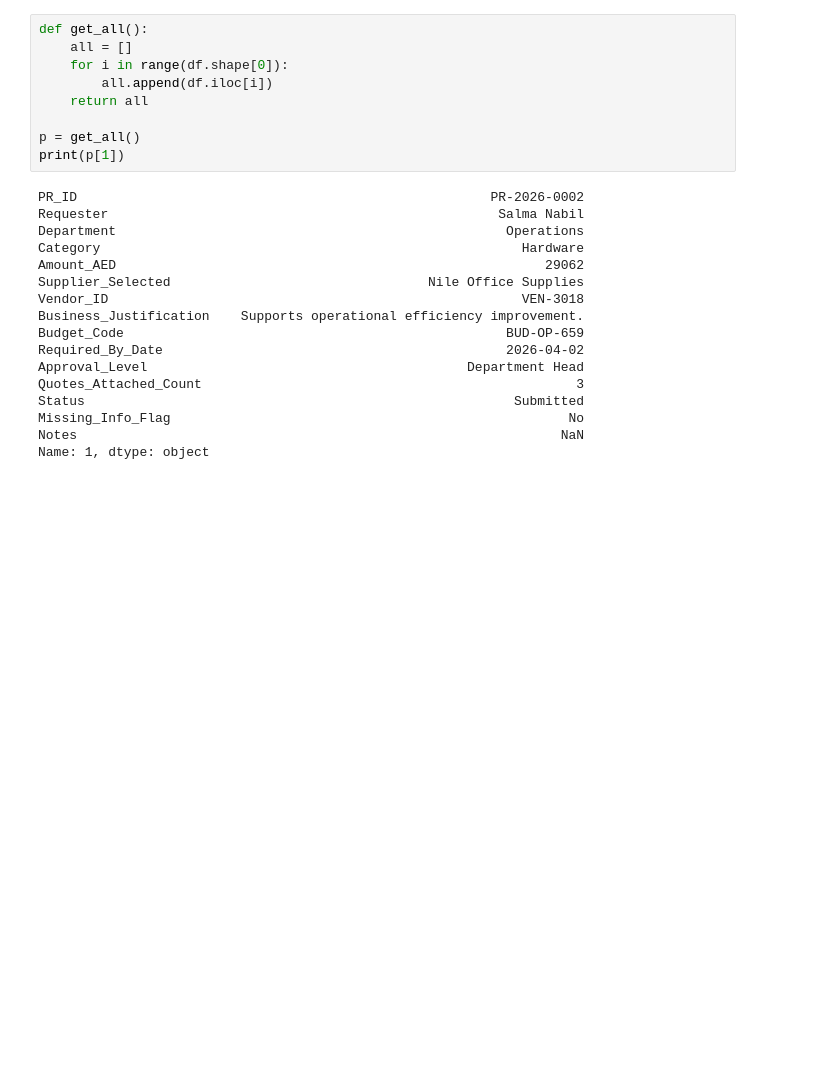
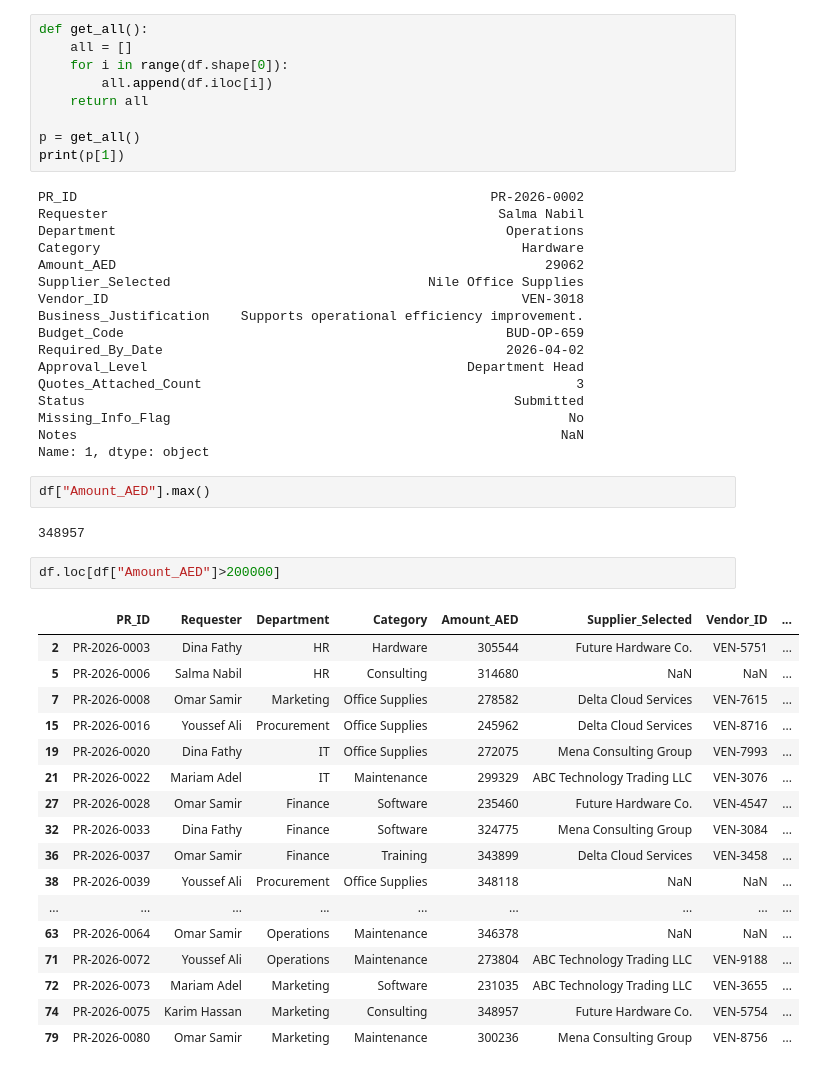
Before and after one commit to abdelwahab798/procurement-ai-assistant, a Jupyter notebook: EDA/EXP.ipynb, the cells around one changed output. Cells and saved outputs as stored; diff of their text form; blank space fills up the shorter version.

```diff
--- a/EDA/EXP.ipynb
+++ b/EDA/EXP.ipynb
@@ -147,3 +161,27 @@ Status                                                       Submitted
 Missing_Info_Flag                                                   No
 Notes                                                              NaN
 Name: 1, dtype: object
+# %%
+df["Amount_AED"].max()
+# %% [output]
+348957
+# %%
+df.loc[df["Amount_AED"]>200000]
+# %% [output]
+|  | PR_ID | Requester | Department | Category | Amount_AED | Supplier_Selected | Vendor_ID | ... |
+| 2 | PR-2026-0003 | Dina Fathy | HR | Hardware | 305544 | Future Hardware Co. | VEN-5751 | ... |
+| 5 | PR-2026-0006 | Salma Nabil | HR | Consulting | 314680 | NaN | NaN | ... |
+| 7 | PR-2026-0008 | Omar Samir | Marketing | Office Supplies | 278582 | Delta Cloud Services | VEN-7615 | ... |
+| 15 | PR-2026-0016 | Youssef Ali | Procurement | Office Supplies | 245962 | Delta Cloud Services | VEN-8716 | ... |
+| 19 | PR-2026-0020 | Dina Fathy | IT | Office Supplies | 272075 | Mena Consulting Group | VEN-7993 | ... |
+| 21 | PR-2026-0022 | Mariam Adel | IT | Maintenance | 299329 | ABC Technology Trading LLC | VEN-3076 | ... |
+| 27 | PR-2026-0028 | Omar Samir | Finance | Software | 235460 | Future Hardware Co. | VEN-4547 | ... |
+| 32 | PR-2026-0033 | Dina Fathy | Finance | Software | 324775 | Mena Consulting Group | VEN-3084 | ... |
+| 36 | PR-2026-0037 | Omar Samir | Finance | Training | 343899 | Delta Cloud Services | VEN-3458 | ... |
+| 38 | PR-2026-0039 | Youssef Ali | Procurement | Office Supplies | 348118 | NaN | NaN | ... |
+| ... | ... | ... | ... | ... | ... | ... | ... | ... |
+| 63 | PR-2026-0064 | Omar Samir | Operations | Maintenance | 346378 | NaN | NaN | ... |
+| 71 | PR-2026-0072 | Youssef Ali | Operations | Maintenance | 273804 | ABC Technology Trading LLC | VEN-9188 | ... |
+| 72 | PR-2026-0073 | Mariam Adel | Marketing | Software | 231035 | ABC Technology Trading LLC | VEN-3655 | ... |
+| 74 | PR-2026-0075 | Karim Hassan | Marketing | Consulting | 348957 | Future Hardware Co. | VEN-5754 | ... |
+| 79 | PR-2026-0080 | Omar Samir | Marketing | Maintenance | 300236 | Mena Consulting Group | VEN-8756 | ... |
```
Also changed, not shown: parts of 3 cells of this notebook, 7 other files.
